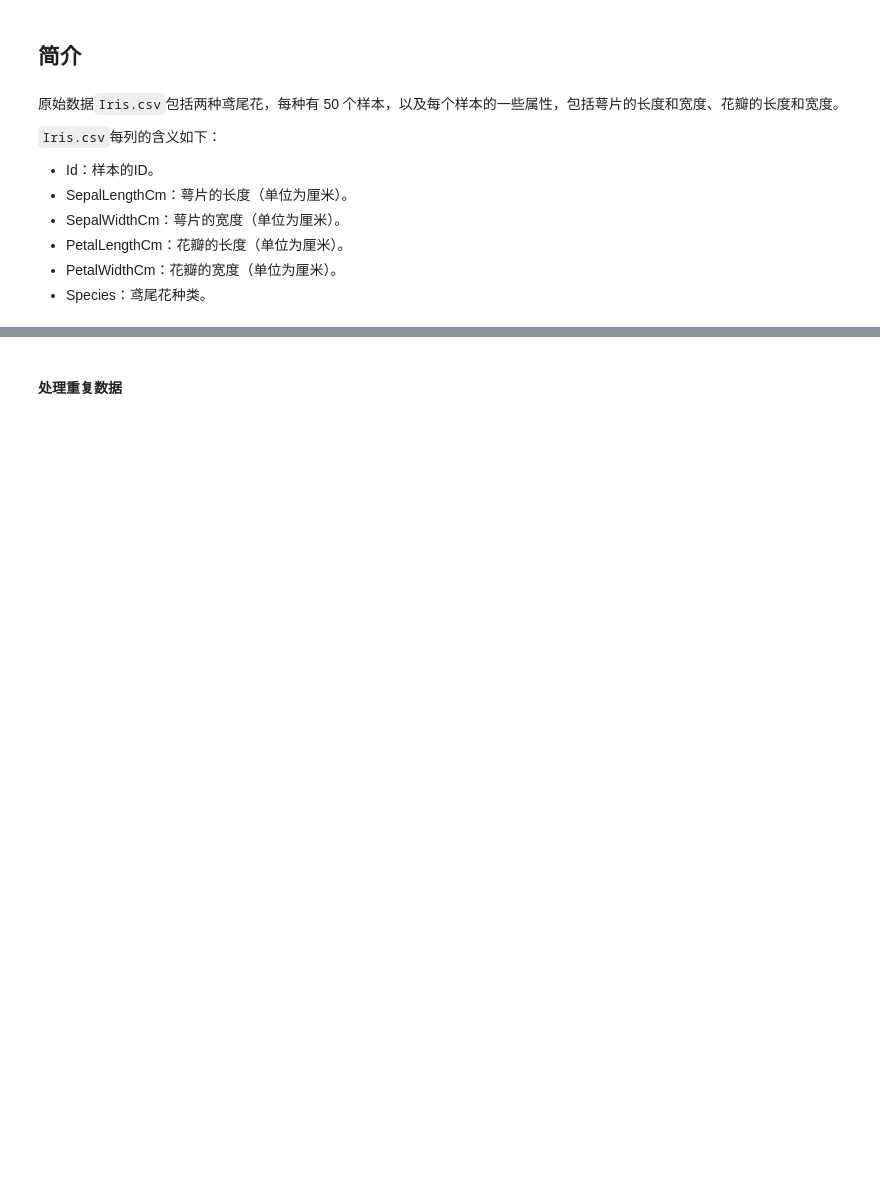
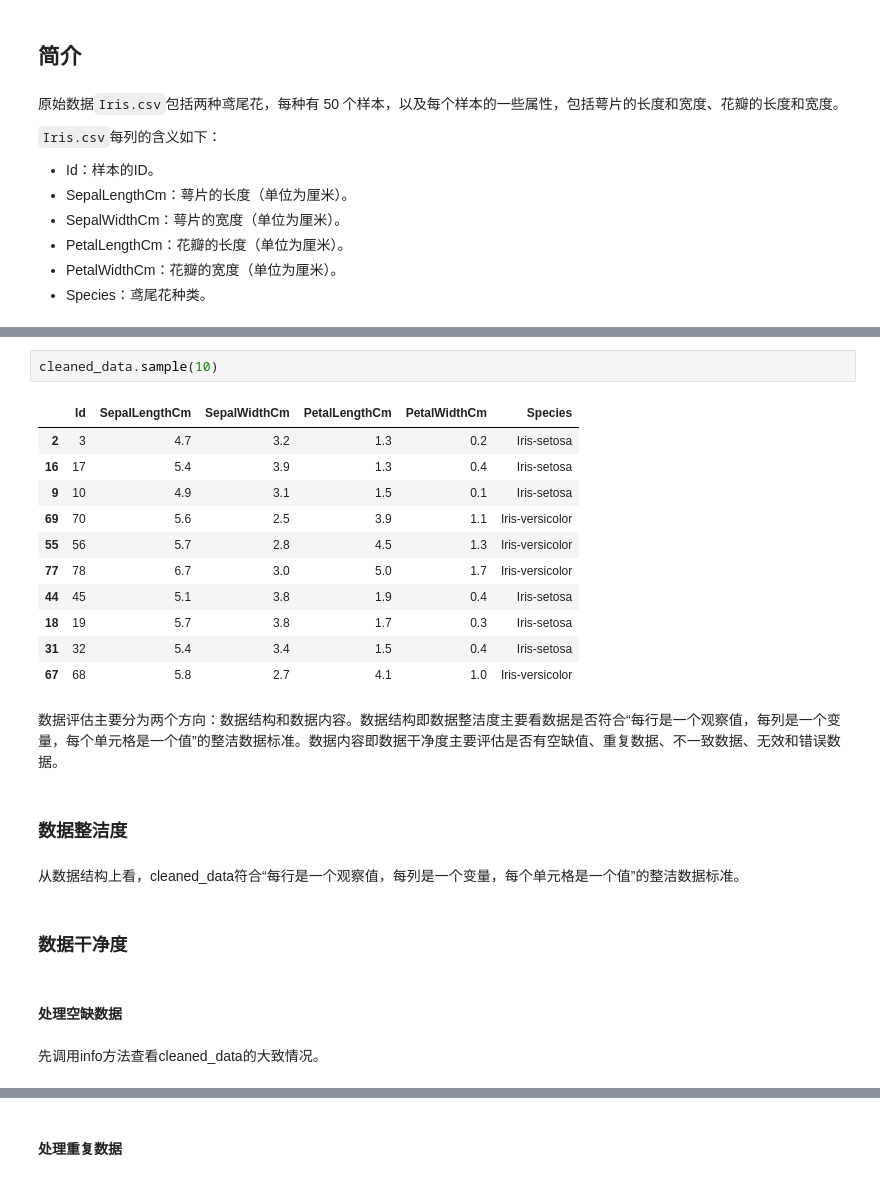
Before and after one commit to whywesson/Python-Data-Analysis, a Jupyter notebook: 02 项目实战 _ 分析鸢尾花种类数据.ipynb, the cells around one changed output, grey strips where cells are left out. Cells and saved outputs as stored; diff of their text form; blank space fills up the shorter version.

```diff
--- a/02 项目实战 _ 分析鸢尾花种类数据.ipynb
+++ b/02 项目实战 _ 分析鸢尾花种类数据.ipynb
@@ -114,0 +49,26 @@ Name: Id, Length: 100, dtype: object
+# %%
+cleaned_data.sample(10)
+# %% [output]
+|  | Id | SepalLengthCm | SepalWidthCm | PetalLengthCm | PetalWidthCm | Species |
+| 2 | 3 | 4.7 | 3.2 | 1.3 | 0.2 | Iris-setosa |
+| 16 | 17 | 5.4 | 3.9 | 1.3 | 0.4 | Iris-setosa |
+| 9 | 10 | 4.9 | 3.1 | 1.5 | 0.1 | Iris-setosa |
+| 69 | 70 | 5.6 | 2.5 | 3.9 | 1.1 | Iris-versicolor |
+| 55 | 56 | 5.7 | 2.8 | 4.5 | 1.3 | Iris-versicolor |
+| 77 | 78 | 6.7 | 3.0 | 5.0 | 1.7 | Iris-versicolor |
+| 44 | 45 | 5.1 | 3.8 | 1.9 | 0.4 | Iris-setosa |
+| 18 | 19 | 5.7 | 3.8 | 1.7 | 0.3 | Iris-setosa |
+| 31 | 32 | 5.4 | 3.4 | 1.5 | 0.4 | Iris-setosa |
+| 67 | 68 | 5.8 | 2.7 | 4.1 | 1.0 | Iris-versicolor |
+# %% [markdown]
+数据评估主要分为两个方向：数据结构和数据内容。数据结构即数据整洁度主要看数据是否符合“每行是一个观察值，每列是一个变量，每个单元格是一个值”的整洁数据标准。数据内容即数据干净度主要评估是否有空缺值、重复数据、不一致数据、无效和错误数据。
+# %% [markdown]
+### 数据整洁度
+# %% [markdown]
+从数据结构上看，cleaned_data符合“每行是一个观察值，每列是一个变量，每个单元格是一个值”的整洁数据标准。
+# %% [markdown]
+### 数据干净度
+# %% [markdown]
+#### 处理空缺数据
+# %% [markdown]
+先调用info方法查看cleaned_data的大致情况。
```
Also changed, not shown: parts of 136 cells of this notebook.
